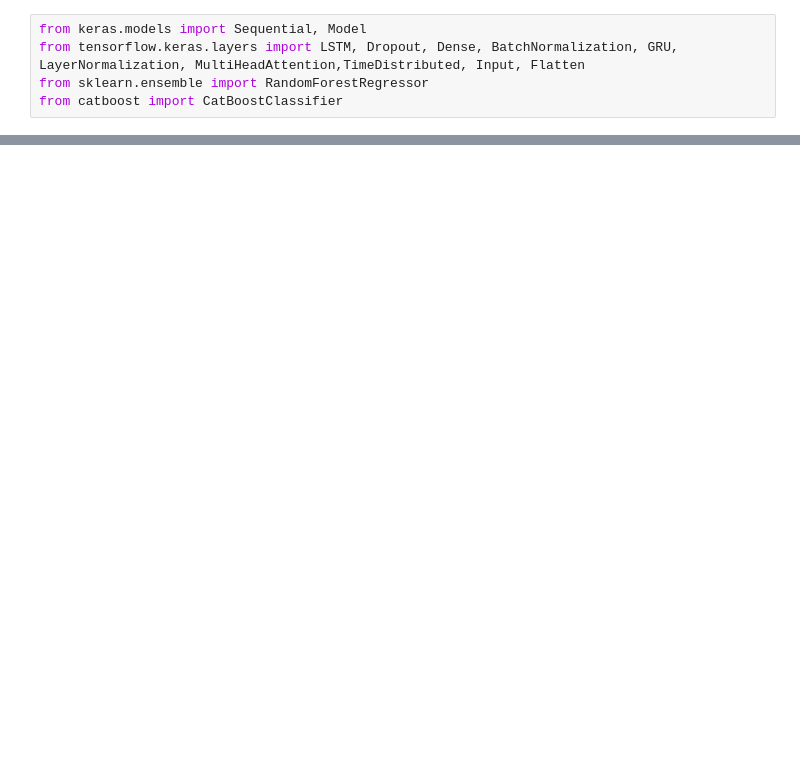
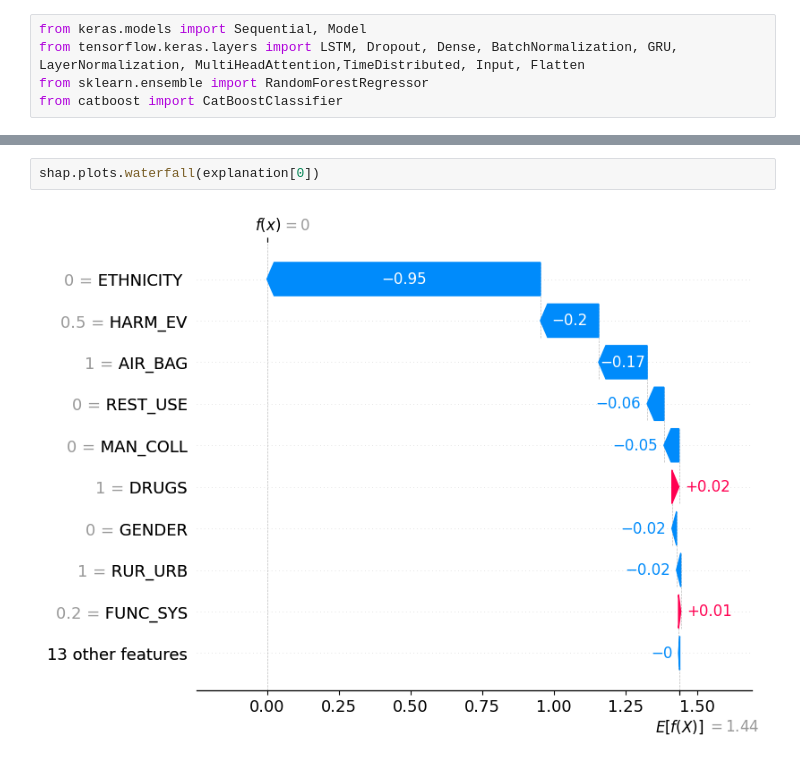
Before and after one commit to EddieZ18326/SSTP-Injury-Projects, a Jupyter notebook: Driver/Ensemble/Boosting/CatBoost.ipynb, the cells around one changed output, grey strips where cells are left out. Cells and saved outputs as stored; diff of their text form; blank space fills up the shorter version.

```diff
--- a/Driver/Ensemble/Boosting/CatBoost.ipynb
+++ b/Driver/Ensemble/Boosting/CatBoost.ipynb
@@ -56,0 +182,4 @@ shap.plots.beeswarm(explanation)
+# %%
+shap.plots.waterfall(explanation[0])
+# %% [output]
+[figure, added]
```
Also changed, not shown: parts of 13 cells of this notebook.
